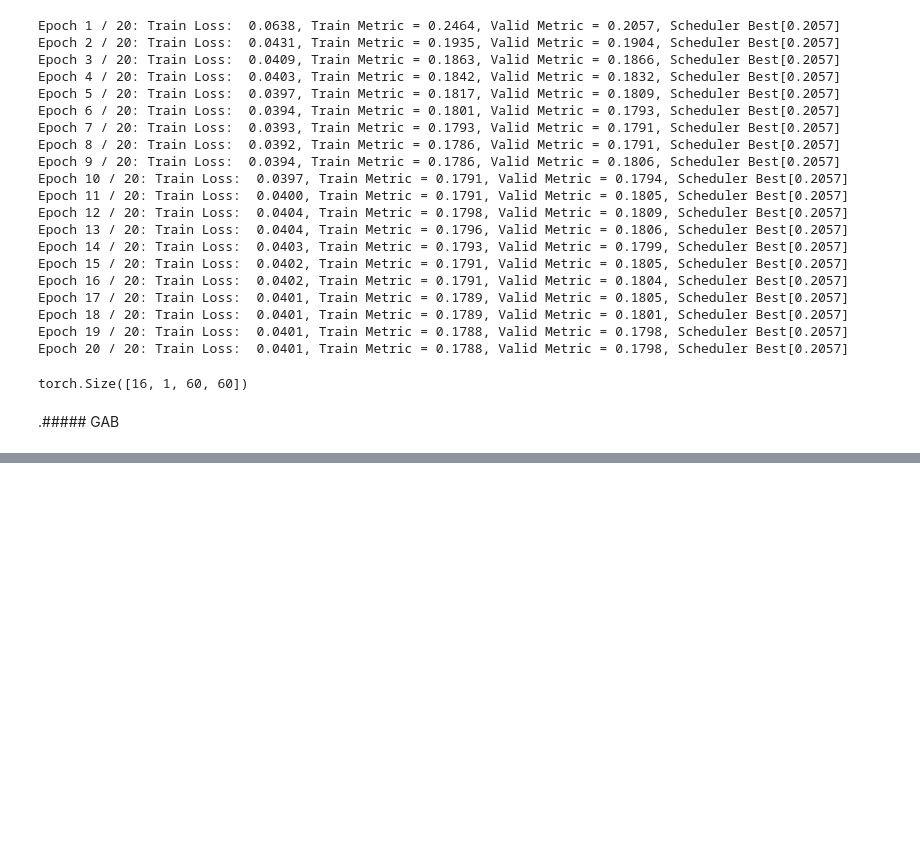
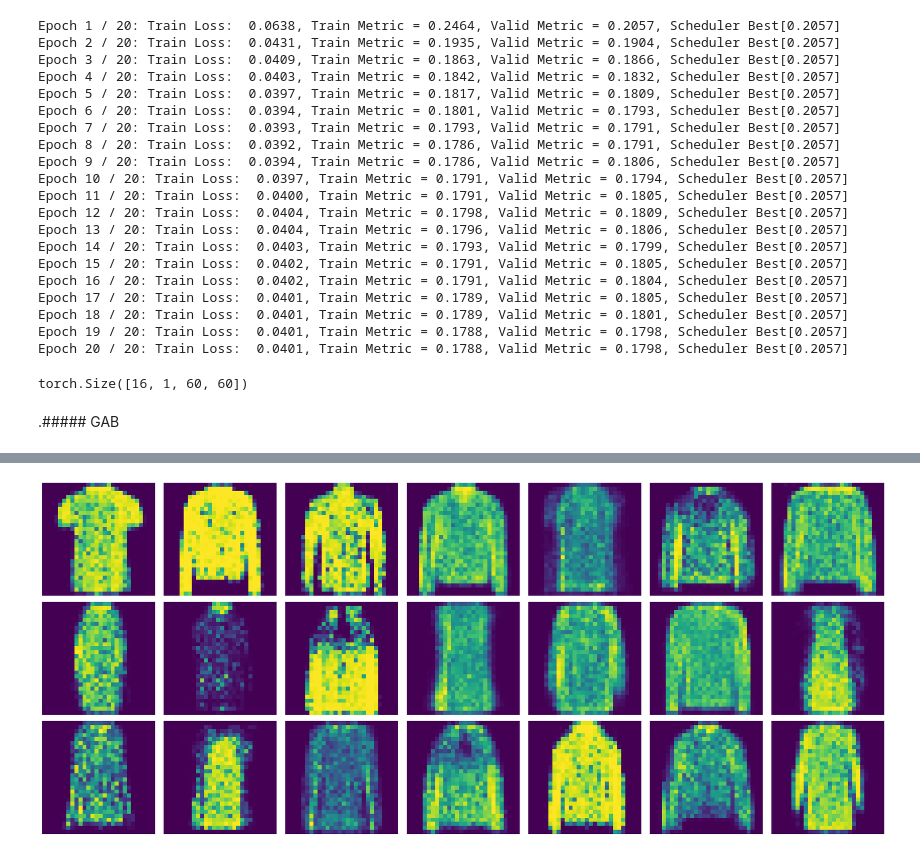
Before and after one commit to Portia-dot/Autoencoder-GANS-DiffusionModels, a Jupyter notebook: Autoencoder.ipynb, the cells around one changed output, grey strips where cells are left out. Saved outputs shown, nothing was run; the diff lists cells and outputs as text; code cells hidden in the pictures; blank space fills up the shorter version.

```diff
--- a/Autoencoder.ipynb
+++ b/Autoencoder.ipynb
@@ -998,0 +1084,12 @@ discriminator = nn.Sequential(
+# %%
+torch.manual_seed(42)
+n_images = 3  * 7
+generator.eval()
+coding = torch.randn(n_images, coding_dim).to(device)
+with torch.no_grad():
+    generated_images = generator(coding)
+# %%
+plot_multiple_images(generated_images, 7)
+plt.show()
+# %% [output]
+[figure, added]
```
Also changed, not shown: parts of 3 cells of this notebook.
